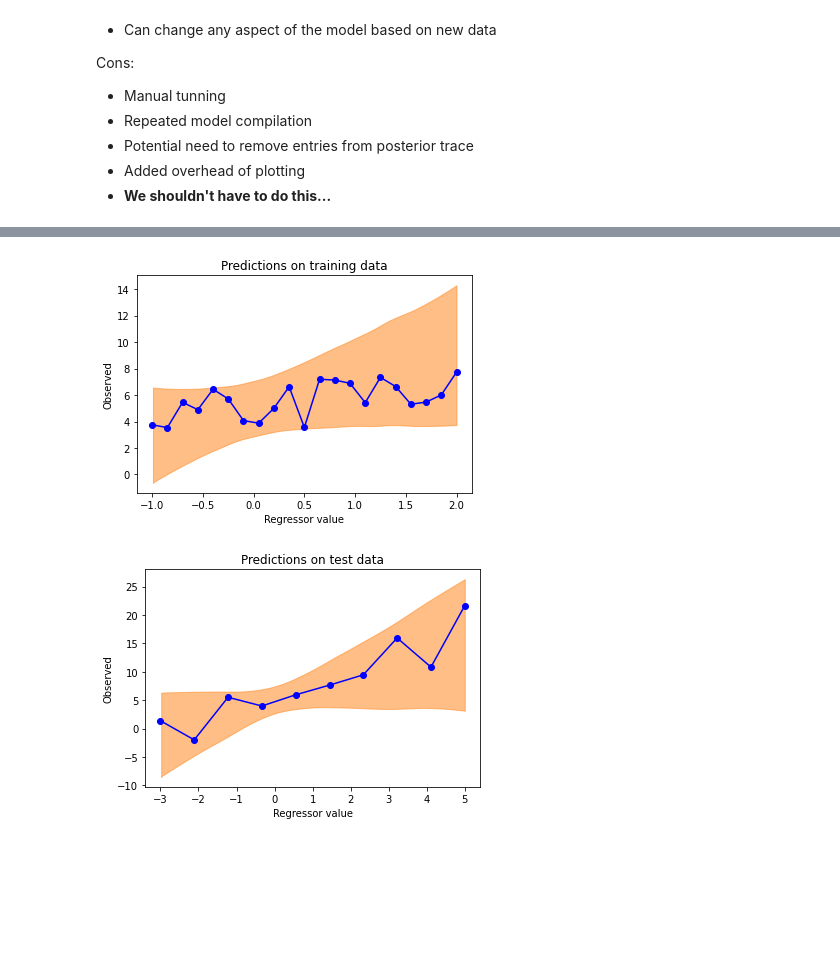
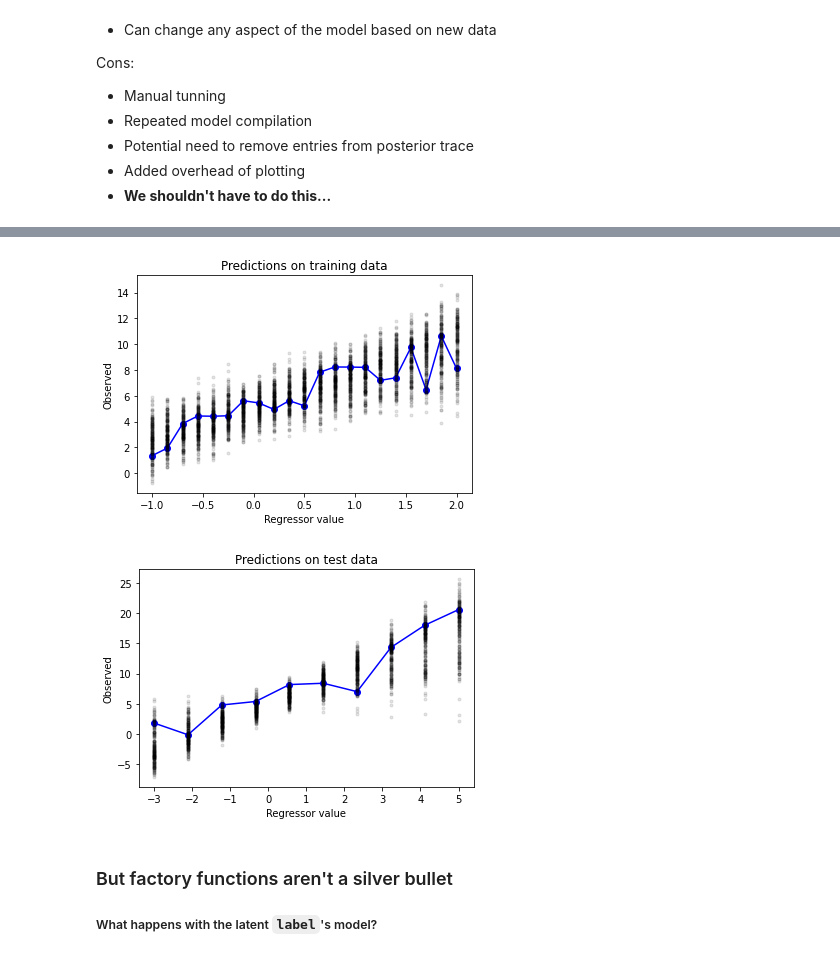
Before and after one commit to lucianopaz/pymcon, a Jupyter notebook: source/Presentation.ipynb, the cells around one changed output, grey strips where cells are left out. Saved outputs shown, nothing was run; the diff lists cells and outputs as text; code cells hidden in the pictures; blank space fills up the shorter version.

```diff
--- a/source/Presentation.ipynb
+++ b/source/Presentation.ipynb
@@ -191,0 +209,6 @@ Sampling 2 chains for 3_000 tune and 1_000 draw iterations (6_000 + 2_000 draws
+# %%
+with latent_label_model:
+    prior = pm.sample_prior_predictive()
+    trace = pm.sample(tune=3000, random_seed=RANDOM_SEED)
+    ppc = pm.fast_sample_posterior_predictive(trace)
+    latent_label_idata = az.from_pymc3(trace=trace, prior=prior, posterior_predictive=ppc)
@@ -276,0 +309,6 @@ The estimated number of effective samples is smaller than 200 for some parameter
+# %%
+with scalar_mixture_model:
+    prior = pm.sample_prior_predictive()
+    trace = pm.sample(tune=3000, random_seed=RANDOM_SEED)
+    ppc = pm.fast_sample_posterior_predictive(trace)
+    scalar_mixture_idata = az.from_pymc3(trace=trace, prior=prior, posterior_predictive=ppc)
@@ -346,7 +391,14 @@ Cons:
 def scalar_mixture_model_factory(coords, x, y):
     with pm.Model(coords=coords) as model:
         regressor = pm.Data("x", x, dims="obs_ind")
-        slope = pm.Normal("slope", 0, 10, dims="component")
+        slope = pm.Normal(
+            "slope",
+            0,
+            10,
+            dims="component",
+            transform=pm.transforms.Ordered(),
+            testval=np.arange(len(coords["component"])),
+        )
         intercept = pm.Normal("intercept", 0, 10)
         mu = slope * regressor[..., None] + intercept
         output = pm.Data("y", y)
@@ -356,16 +408,15 @@ def scalar_mixture_model_factory(coords, x, y):
             mu=mu,
             sigma=1,
             observed=output,
-            comp_shape=(len(x), n_components),
+            comp_shape=(len(coords["obs_ind"]), len(coords["component"])),
             dims="obs_ind",
         )
     return model
 # %%
-with scalar_mixture_model_factory(coords2, x_train2, y_train2):
+with scalar_mixture_model_factory(coords2, x_train2, y_train2) as mix_model:
     prior = pm.sample_prior_predictive()
-    trace = pm.sample(tune=3000)
+    trace = pm.sample(tune=3000, random_seed=RANDOM_SEED)
     ppc = pm.fast_sample_posterior_predictive(trace)
-    scalar_mixture_idata = az.from_pymc3(trace=trace, prior=prior, posterior_predictive=ppc)
 # %% [output]
 Auto-assigning NUTS sampler...
 Initializing NUTS using jitter+adapt_diag...
@@ -378,14 +436,9 @@ The estimated number of effective samples is smaller than 200 for some parameter
 # %%
 fig, ax = plt.subplots(1, 1)
-ax.plot(x_train1, y_train1, "-ob")
-az.plot_hdi(
-    x_train1,
-    scalar_mixture_idata.posterior_predictive["observed"],
-    ax=ax,
-    hdi_prob=0.95,
-)
+ax.plot(x_train2, y_train2, "-ob")
+ax.plot(x_train2, ppc["observed"][::10].T, ".k", alpha=0.1)
 ax.set_xlabel("Regressor value")
 ax.set_ylabel("Observed")
 ax.set_title("Predictions on training data");
 # %% [output]
-[figure, old version]
+[figure, new version]
@@ -392,19 +450,13 @@ ax.set_title("Predictions on training data");
 # %%
-coords3 = coords2.copy()
-coords3["obs_ind"] = np.arange(len(x_test2))
-with scalar_mixture_model_factory(coords3, x_test2, y_test2):
-    ppc = pm.fast_sample_posterior_predictive(trace)
-
 fig, ax = plt.subplots(1, 1)
 ax.plot(x_test2, y_test2, "-ob")
-az.plot_hdi(
-    x_test2,
-    ppc["observed"],
-    ax=ax,
-    hdi_prob=0.95,
-)
+ax.plot(x_test2, ppc["observed"][::10].T, ".k", alpha=0.1)
 ax.set_xlabel("Regressor value")
 ax.set_ylabel("Observed")
 ax.set_title("Predictions on test data");
 # %% [output]
-[figure, old version]
+[figure, new version]
+# %% [markdown]
+### But factory functions aren't a silver bullet
+
+##### What happens with the latent `label`'s model?
```
Also changed, not shown: parts of 55 cells of this notebook.
